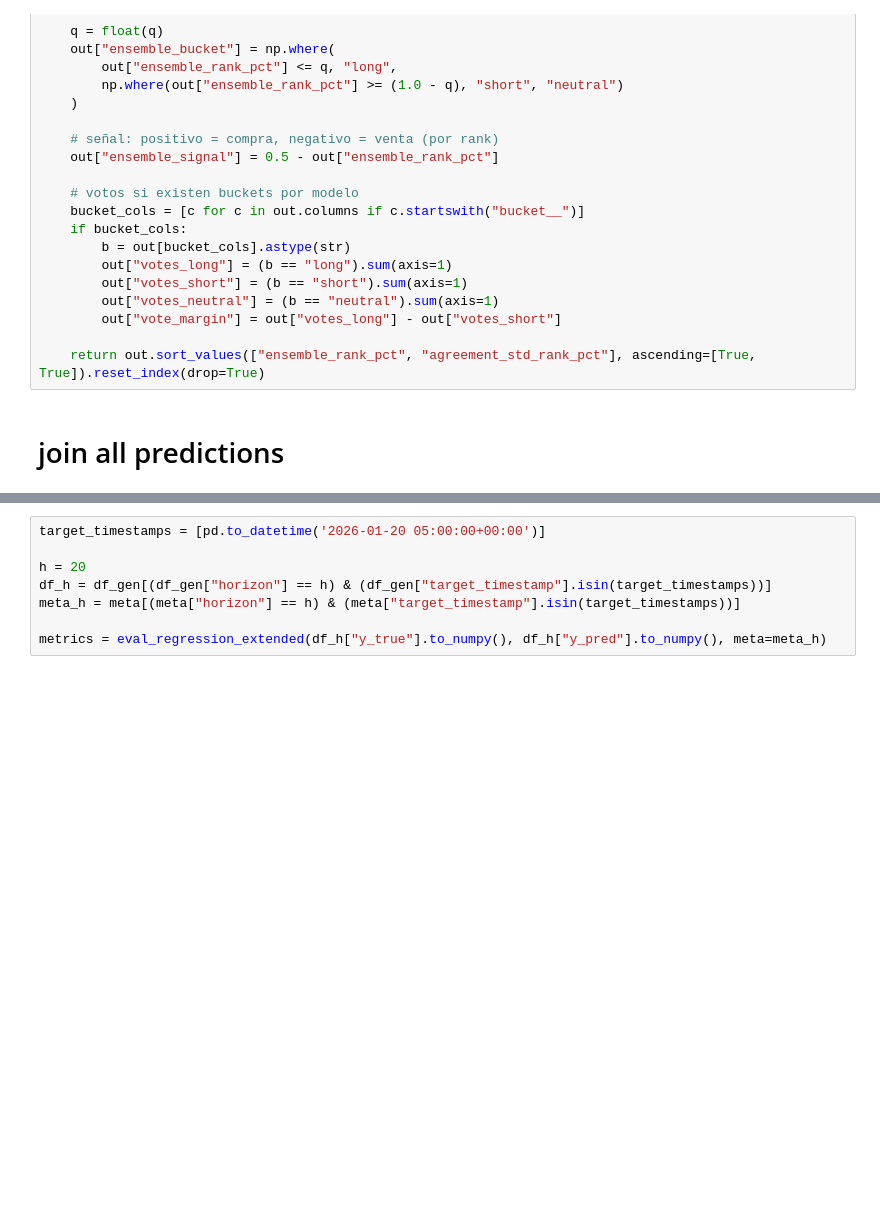
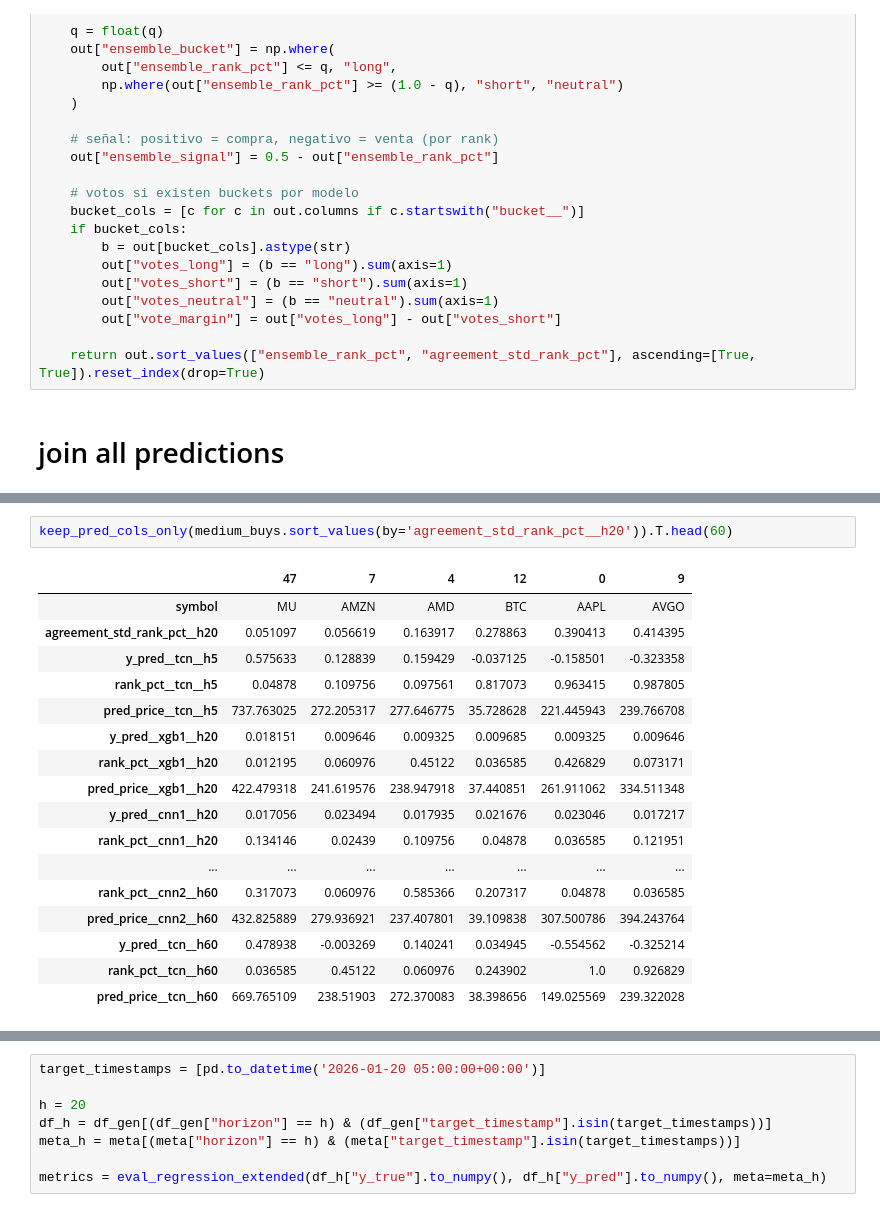
Before and after one commit to APROHACK124/finance-modelling, a Jupyter notebook: machine_learning/predict.ipynb, the cells around one changed output, grey strips where cells are left out. Drawn from its saved outputs; the diff is of its cells as text; blank space fills up the shorter version.

```diff
--- a/machine_learning/predict.ipynb
+++ b/machine_learning/predict.ipynb
@@ -651,0 +864,20 @@ FileNotFoundError: No encuentro artifact en runs/tcn_walkforward_2026-01-26_....
+# %%
+keep_pred_cols_only(medium_buys.sort_values(by='agreement_std_rank_pct__h20')).T.head(60)
+# %% [output]
+|  | 47 | 7 | 4 | 12 | 0 | 9 |
+| symbol | MU | AMZN | AMD | BTC | AAPL | AVGO |
+| agreement_std_rank_pct__h20 | 0.051097 | 0.056619 | 0.163917 | 0.278863 | 0.390413 | 0.414395 |
+| y_pred__tcn__h5 | 0.575633 | 0.128839 | 0.159429 | -0.037125 | -0.158501 | -0.323358 |
+| rank_pct__tcn__h5 | 0.04878 | 0.109756 | 0.097561 | 0.817073 | 0.963415 | 0.987805 |
+| pred_price__tcn__h5 | 737.763025 | 272.205317 | 277.646775 | 35.728628 | 221.445943 | 239.766708 |
+| y_pred__xgb1__h20 | 0.018151 | 0.009646 | 0.009325 | 0.009685 | 0.009325 | 0.009646 |
+| rank_pct__xgb1__h20 | 0.012195 | 0.060976 | 0.45122 | 0.036585 | 0.426829 | 0.073171 |
+| pred_price__xgb1__h20 | 422.479318 | 241.619576 | 238.947918 | 37.440851 | 261.911062 | 334.511348 |
+| y_pred__cnn1__h20 | 0.017056 | 0.023494 | 0.017935 | 0.021676 | 0.023046 | 0.017217 |
+| rank_pct__cnn1__h20 | 0.134146 | 0.02439 | 0.109756 | 0.04878 | 0.036585 | 0.121951 |
+| ... | ... | ... | ... | ... | ... | ... |
+| rank_pct__cnn2__h60 | 0.317073 | 0.060976 | 0.585366 | 0.207317 | 0.04878 | 0.036585 |
+| pred_price__cnn2__h60 | 432.825889 | 279.936921 | 237.407801 | 39.109838 | 307.500786 | 394.243764 |
+| y_pred__tcn__h60 | 0.478938 | -0.003269 | 0.140241 | 0.034945 | -0.554562 | -0.325214 |
+| rank_pct__tcn__h60 | 0.036585 | 0.45122 | 0.060976 | 0.243902 | 1.0 | 0.926829 |
+| pred_price__tcn__h60 | 669.765109 | 238.51903 | 272.370083 | 38.398656 | 149.025569 | 239.322028 |
```
Also changed, not shown: parts of 17 cells of this notebook, 3 other files.
